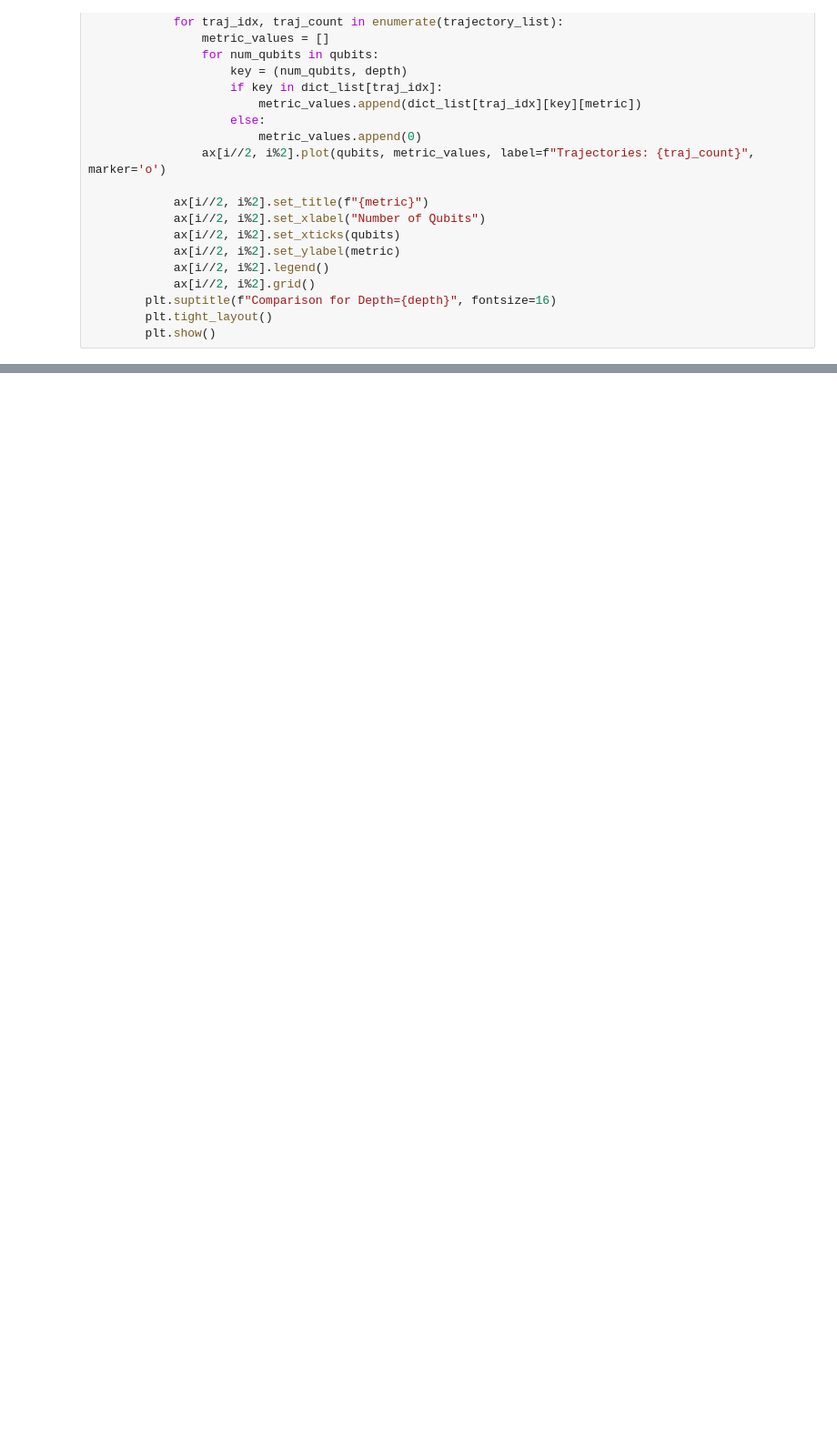
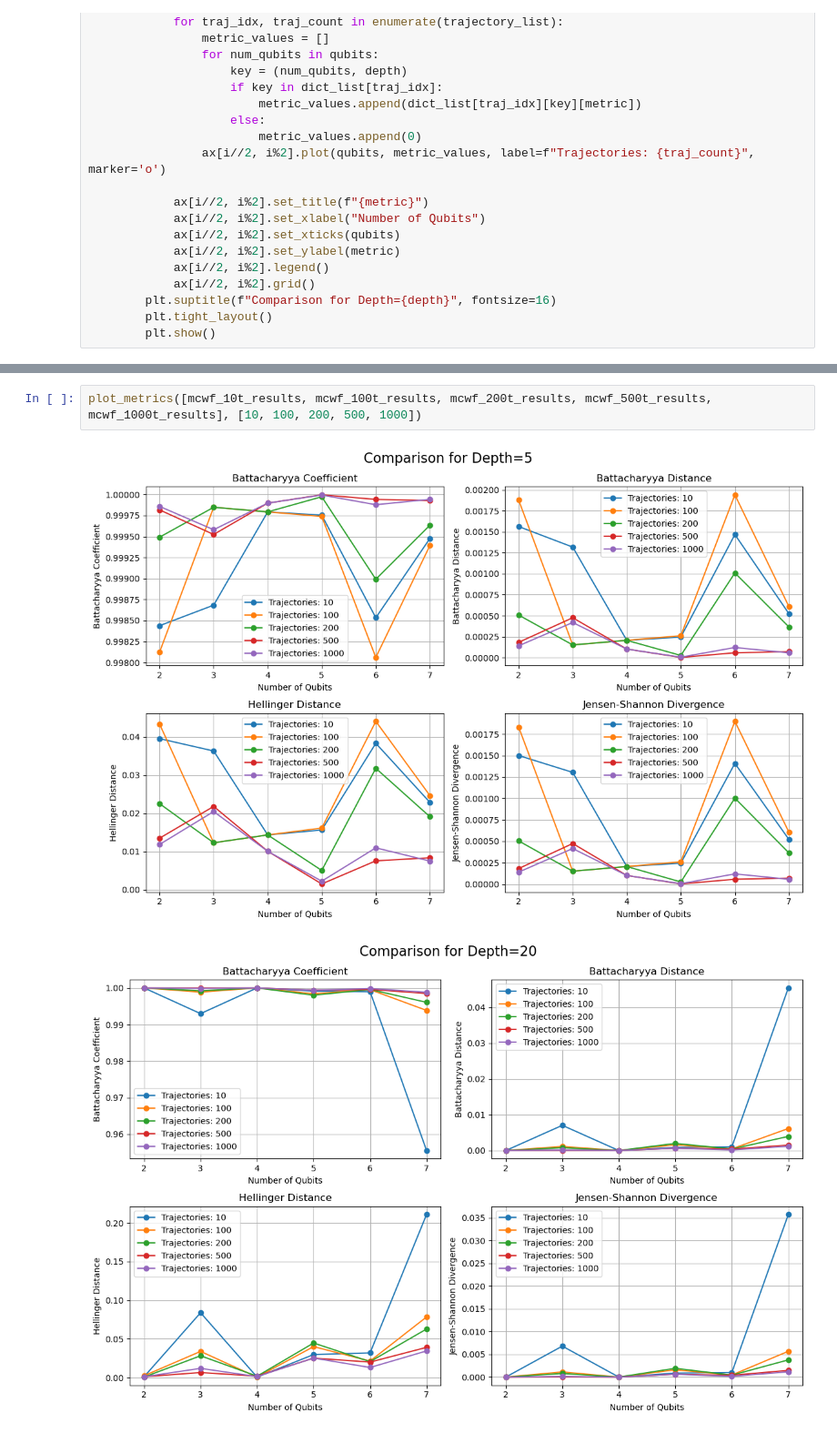
Before and after one commit to Sats2/NoisyCircuits, a Jupyter notebook: validation/method_verification.ipynb, the cells around one changed output, grey strips where cells are left out. Shown at 91% size. Saved outputs shown, nothing was run; the diff lists cells and outputs as text; blank space fills up the shorter version.

```diff
--- a/validation/method_verification.ipynb
+++ b/validation/method_verification.ipynb
@@ -219,0 +305,5 @@ plot_metrics([mcwf_10t_results, mcwf_100t_results, mcwf_200t_results, mcwf_500t_
+# %%
+plot_metrics([mcwf_10t_results, mcwf_100t_results, mcwf_200t_results, mcwf_500t_results, mcwf_1000t_results], [10, 100, 200, 500, 1000])
+# %% [output]
+[figure, added]
+[figure, added]
```
Also changed, not shown: parts of 8 cells of this notebook, 23 other files.
